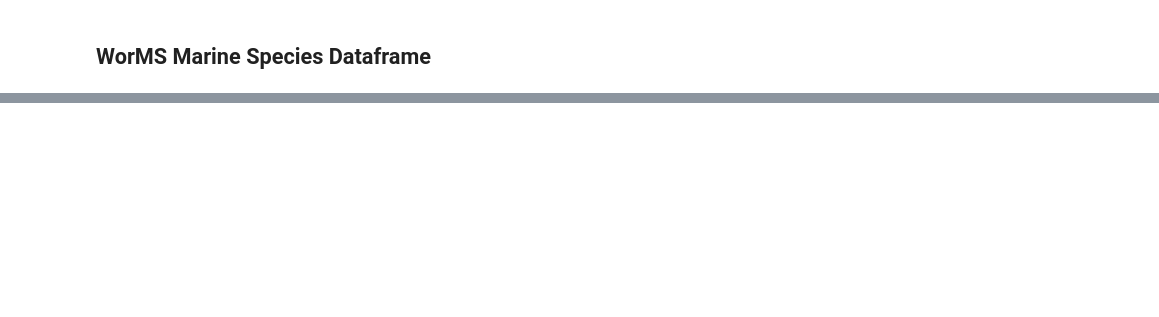
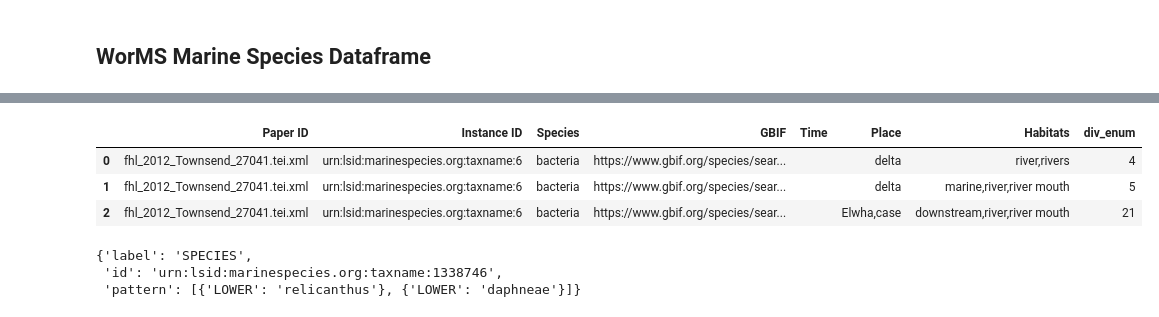
Before and after one commit to sul-dlss-labs/spoc, a Jupyter notebook: _sources/data-prep.ipynb, the cells around one changed output, grey strips where cells are left out. Cells and saved outputs as stored; diff of their text form; code cells hidden in the pictures; blank space fills up the shorter version.

```diff
--- a/_sources/data-prep.ipynb
+++ b/_sources/data-prep.ipynb
@@ -25,0 +3,12 @@ first = papers.sample()
+# %%
+%reload_ext autoreload
+%autoreload 2
+%matplotlib inline
+
+import datetime
+import pathlib
+import pandas as pd
+from lxml import etree
+import spacy
+from spacy_lookup import Entity
+papers_tei = pathlib.Path("/Users/jpnelson/Google Drive/Shared drives/SUL AI 2020-2021/Project - Species Occurrences/papers_tei")
@@ -29,0 +122,10 @@ first = papers.sample()
+# %%
+fhl = papers_tei/"fhl_2012_Townsend_27041.tei.xml"
+fhl_df = etl.process_xml(fhl.read_bytes(), "fhl_2012_Townsend_27041.tei.xml", nlp)
+# %%
+fhl_df.head()
+# %% [output]
+|  | Paper ID | Instance ID | Species | GBIF | Time | Place | Habitats | div_enum |
+| 0 | fhl_2012_Townsend_27041.tei.xml | urn:lsid:marinespecies.org:taxname:6 | bacteria | https://www.gbif.org/species/sear... |  | delta | river,rivers | 4 |
+| 1 | fhl_2012_Townsend_27041.tei.xml | urn:lsid:marinespecies.org:taxname:6 | bacteria | https://www.gbif.org/species/sear... |  | delta | marine,river,river mouth | 5 |
+| 2 | fhl_2012_Townsend_27041.tei.xml | urn:lsid:marinespecies.org:taxname:6 | bacteria | https://www.gbif.org/species/sear... |  | Elwha,case | downstream,river,river mouth | 21 |
@@ -29,0 +134,6 @@ first = papers.sample()
+# %%
+species_patterns[-1]
+# %% [output]
+{'label': 'SPECIES',
+ 'id': 'urn:lsid:marinespecies.org:taxname:1338746',
+ 'pattern': [{'LOWER': 'relicanthus'}, {'LOWER': 'daphneae'}]}
```
Also changed, not shown: parts of 43 cells of this notebook, 19 other files.
